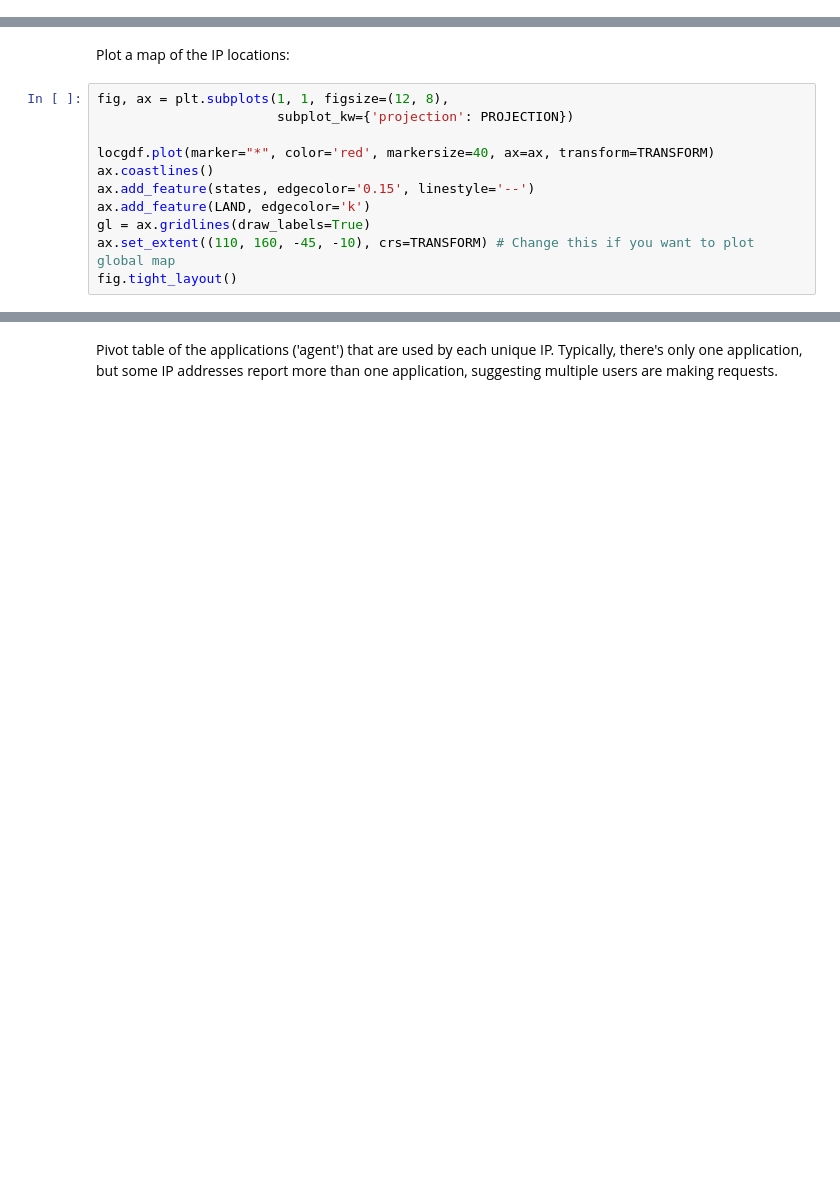
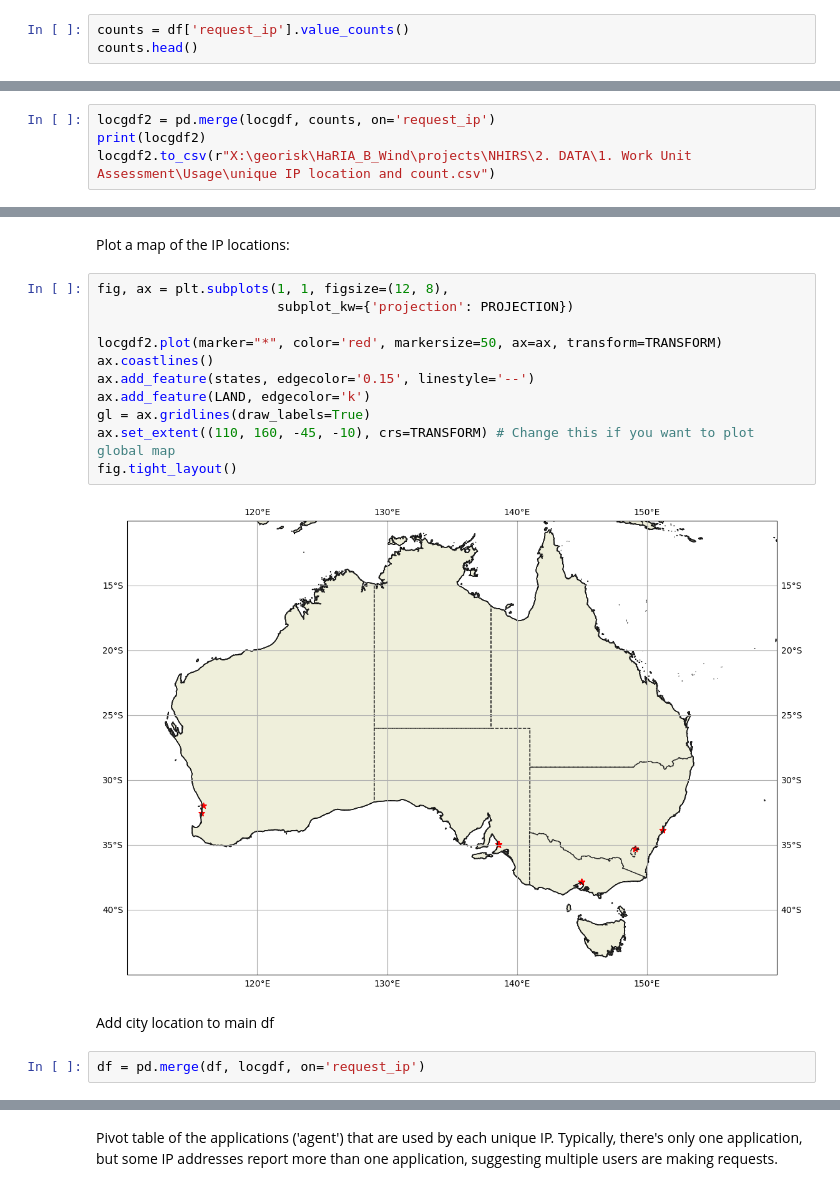
Before and after one commit to GeoscienceAustralia/nhi-process, a Jupyter notebook: analysis/usage/NHIRS usage stats.ipynb, the cells around one changed output, grey strips where cells are left out. Cells and saved outputs as stored; diff of their text form; blank space fills up the shorter version.

```diff
--- a/analysis/usage/NHIRS usage stats.ipynb
+++ b/analysis/usage/NHIRS usage stats.ipynb
@@ -190,3 +263,6 @@ def extractLocation(ip):
 Next we discover the location of the list of IP addresses so we can plot a map of where the services are being used.
 
 _Take care with this, as it may raise an access denied error if you provide too long a list_. This makes a request to an IP information page, and if we poll too many times in too short a period, the requests will be blocked.
+# %%
+counts = df['request_ip'].value_counts()
+counts.head()
@@ -199,0 +285,4 @@ df['request_ip'].value_counts()
+# %%
+locgdf2 = pd.merge(locgdf, counts, on='request_ip')
+print(locgdf2)
+locgdf2.to_csv(r"X:\georisk\HaRIA_B_Wind\projects\NHIRS\2. DATA\1. Work Unit Assessment\Usage\unique IP location and count.csv")
@@ -202,11 +309,17 @@ Plot a map of the IP locations:
 # %%
 fig, ax = plt.subplots(1, 1, figsize=(12, 8),
                        subplot_kw={'projection': PROJECTION})
 
-locgdf.plot(marker="*", color='red', markersize=40, ax=ax, transform=TRANSFORM)
+locgdf2.plot(marker="*", color='red', markersize=50, ax=ax, transform=TRANSFORM)
 ax.coastlines()
 ax.add_feature(states, edgecolor='0.15', linestyle='--')
 ax.add_feature(LAND, edgecolor='k')
 gl = ax.gridlines(draw_labels=True)
 ax.set_extent((110, 160, -45, -10), crs=TRANSFORM) # Change this if you want to plot global map
 fig.tight_layout()
+# %% [output]
+[figure, added]
+# %% [markdown]
+Add city location to main df
+# %%
+df = pd.merge(df, locgdf, on='request_ip')
```
Also changed, not shown: parts of 22 cells of this notebook.
